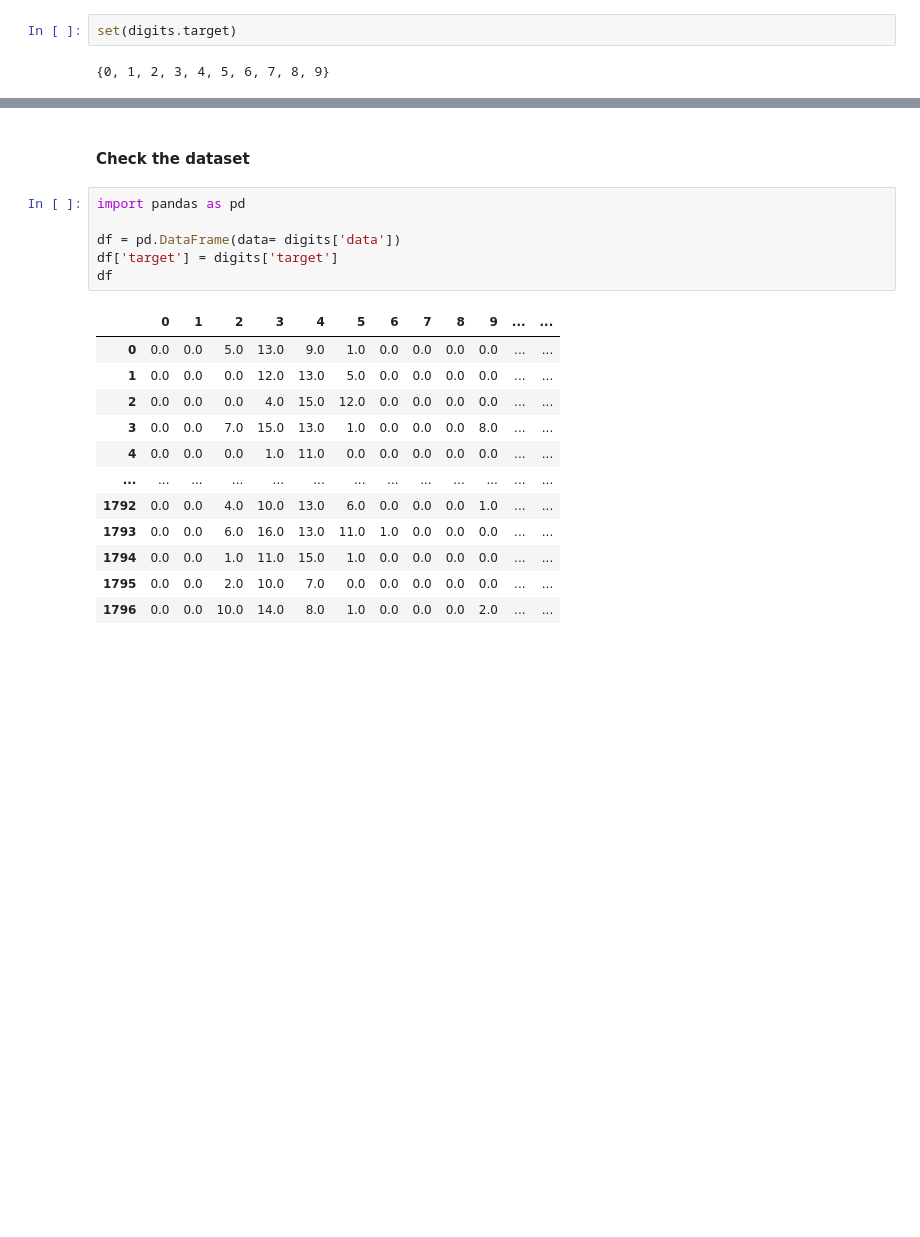
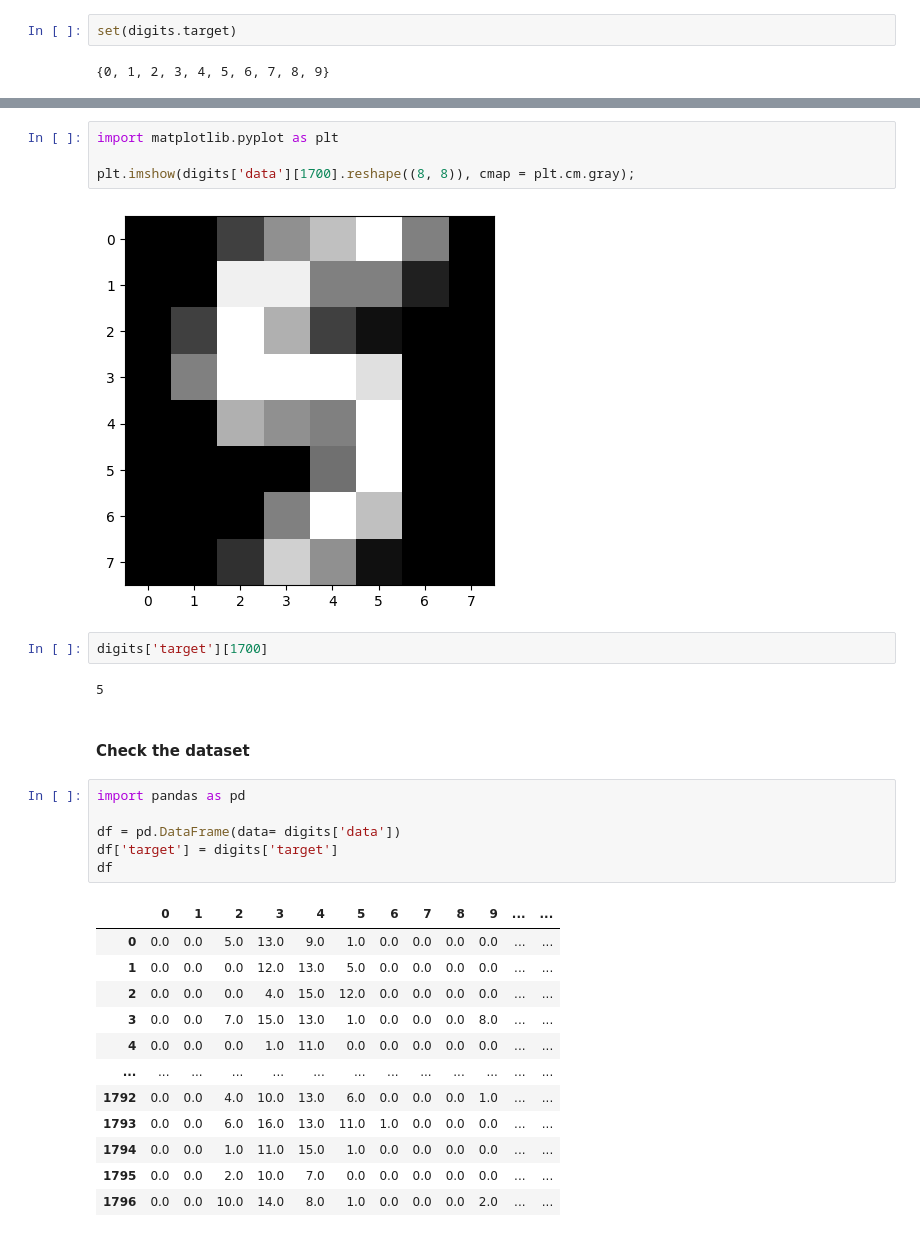
Before and after one commit to Mlcruz9/DS_TheBridgeBBK_SBIL2023, a Jupyter notebook: 3-Machine_Learning/1-Supervisado/2-Classification/4-Logistic_Regression/2 - Logistic_regression_digits.ipynb, the cells around one changed output, grey strips where cells are left out. Cells and saved outputs as stored; diff of their text form; blank space fills up the shorter version.

```diff
--- a/3-Machine_Learning/1-Supervisado/2-Classification/4-Logistic_Regression/2 - Logistic_regression_digits.ipynb
+++ b/3-Machine_Learning/1-Supervisado/2-Classification/4-Logistic_Regression/2 - Logistic_regression_digits.ipynb
@@ -55,3 +69,13 @@ set(digits.target)
+# %%
+import matplotlib.pyplot as plt
+
+plt.imshow(digits['data'][1700].reshape((8, 8)), cmap = plt.cm.gray);
+# %% [output]
+[figure, added]
+# %%
+digits['target'][1700]
+# %% [output]
+5
 # %% [markdown]
 #### Check the dataset
 # %%
```
Also changed, not shown: parts of 5 cells of this notebook, 8 other files.
